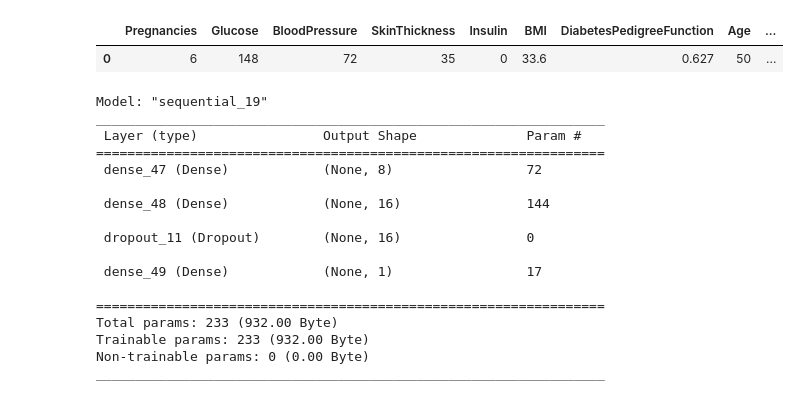
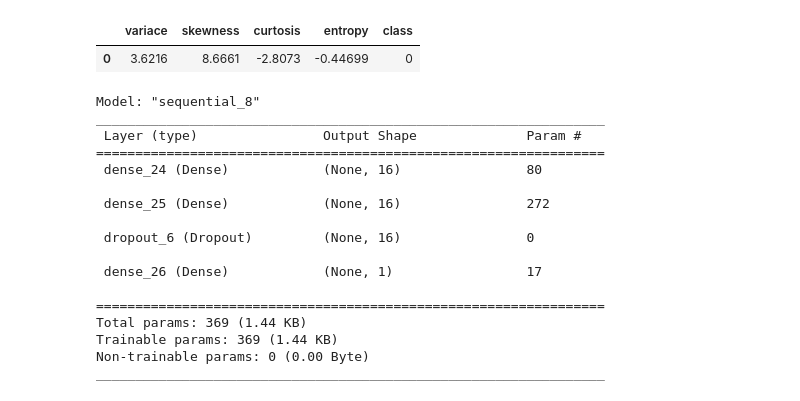
Before and after one commit to ibrahimediz/DeepLearningFundamentals, a Jupyter notebook: Egzersiz/Ersel/03_01_DLFunds.ipynb, the cells around one changed output. Saved outputs shown, nothing was run; the diff lists cells and outputs as text; code cells hidden in the pictures.

```diff
--- a/Egzersiz/Ersel/03_01_DLFunds.ipynb
+++ b/Egzersiz/Ersel/03_01_DLFunds.ipynb
@@ -8,8 +8,8 @@ import numpy as np
 from sklearn.model_selection import train_test_split
 from sklearn.preprocessing import StandardScaler
 # %%
-df = pd.read_csv("/workspace/DeepLearningFundamentals/Dokumanlar/02_MachineLearning/data/diabetes.csv")
+df = pd.read_csv("/workspace/DeepLearningFundamentals/Egzersiz/Ersel/data/banknotes.csv")
 df.head(1)
 # %% [output]
-|  | Pregnancies | Glucose | BloodPressure | SkinThickness | Insulin | BMI | DiabetesPedigreeFunction | Age | ... |
-| 0 | 6 | 148 | 72 | 35 | 0 | 33.6 | 0.627 | 50 | ... |
+|  | variace | skewness | curtosis | entropy | class |
+| 0 | 3.6216 | 8.6661 | -2.8073 | -0.44699 | 0 |
@@ -48,31 +25,30 @@ X_train_scaled =  sc.transform(X_train)
 X_test_scaled = sc.transform(X_test)
 # %%
 model = Sequential()
-
-model.add(Dense(8,input_dim=8,activation="relu"))
-model.add(Dense(16,activation="softmax"))
+model.add(Dense(16,input_dim=4,activation="relu"))
+model.add(Dense(16,activation="relu"))
 model.add(Dropout(0.3))
-model.add(Dense(1,activation="relu"))
+model.add(Dense(1,activation="sigmoid"))
 learning_rate = 0.003
 optimizer = Adam(learning_rate=learning_rate)
 model.compile(loss="binary_crossentropy",optimizer=optimizer,metrics=["accuracy"])
 model.summary()
 # %% [output]
-Model: "sequential_19"
+Model: "sequential_8"
 _________________________________________________________________
  Layer (type)                Output Shape              Param #
 =================================================================
- dense_47 (Dense)            (None, 8)                 72
+ dense_24 (Dense)            (None, 16)                80
 
- dense_48 (Dense)            (None, 16)                144
+ dense_25 (Dense)            (None, 16)                272
 
- dropout_11 (Dropout)        (None, 16)                0
+ dropout_6 (Dropout)         (None, 16)                0
 
- dense_49 (Dense)            (None, 1)                 17
+ dense_26 (Dense)            (None, 1)                 17
 
 =================================================================
-Total params: 233 (932.00 Byte)
-Trainable params: 233 (932.00 Byte)
+Total params: 369 (1.44 KB)
+Trainable params: 369 (1.44 KB)
 Non-trainable params: 0 (0.00 Byte)
 _________________________________________________________________
 # %%
```
Also changed, not shown: parts of 4 cells of this notebook, 50 other files.
